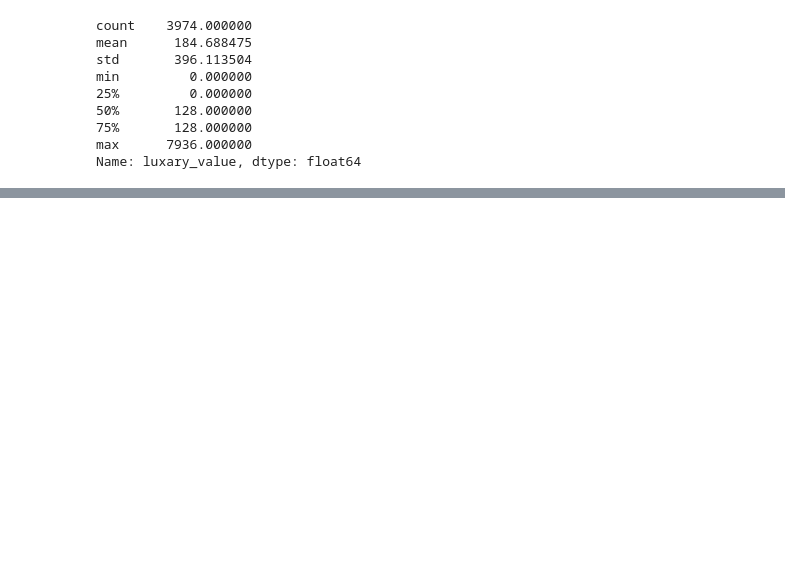
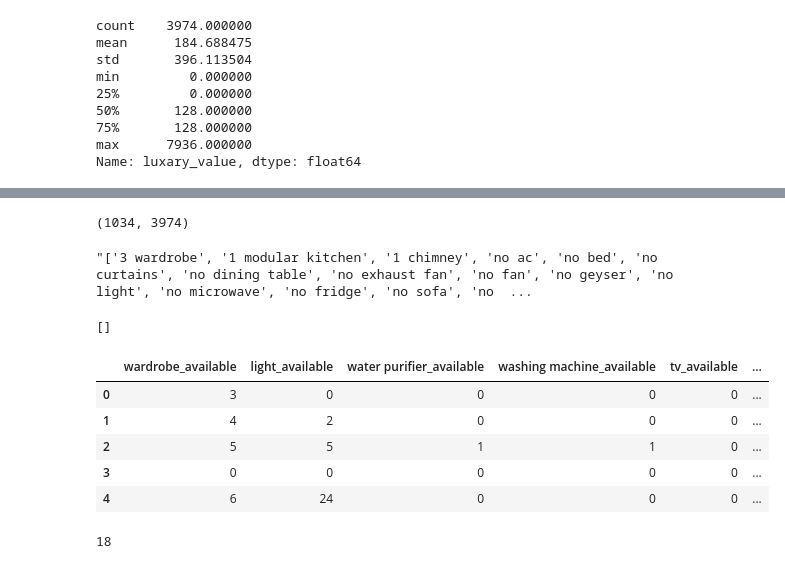
Before and after one commit to Sarvesh-Kesharwani/HousePrice_MegaProject, a Jupyter notebook: 3. eda_n_feature engineering/5. FEing furnishDetails col.ipynb, the cells around one changed output, grey strips where cells are left out. Cells and saved outputs as stored; diff of their text form; code cells hidden in the pictures; blank space fills up the shorter version.

```diff
--- a/3. eda_n_feature engineering/5. FEing furnishDetails col.ipynb
+++ b/3. eda_n_feature engineering/5. FEing furnishDetails col.ipynb
@@ -417,3 +410,0 @@ def categorize_luxury_level(row):
-# %%
-data['luxary_level'] = data['luxary_value'].apply(categorize_luxury_level)
-data['luxary_level']
@@ -421,0 +415,13 @@ NameError: name 'categorize_luxury_level' is not defined
+# %%
+data['furnishDetails'].isna().sum(), data.shape[0]
+# %% [output]
+(1034, 3974)
+# %%
+data['furnishDetails'][0]
+# %% [output]
+"['3 wardrobe', '1 modular kitchen', '1 chimney', 'no ac', 'no bed', 'no curtains', 'no dining table', 'no exhaust fan', 'no fan', 'no geyser', 'no light', 'no microwave', 'no fridge', 'no sofa', 'no  ...
+# %%
+tmp_str = 'sarvesh'
+re.findall(r'\d+', tmp_str)
+# %% [output]
+[]
@@ -421,0 +451,14 @@ NameError: name 'categorize_luxury_level' is not defined
+# %%
+pd.set_option('display.max_columns', None)
+df.head()
+# %% [output]
+|  | wardrobe_available | light_available | water purifier_available | washing machine_available | tv_available | ... |
+| 0 | 3 | 0 | 0 | 0 | 0 | ... |
+| 1 | 4 | 2 | 0 | 0 | 0 | ... |
+| 2 | 5 | 5 | 1 | 1 | 0 | ... |
+| 3 | 0 | 0 | 0 | 0 | 0 | ... |
+| 4 | 6 | 24 | 0 | 0 | 0 | ... |
+# %%
+df.shape[1]
+# %% [output]
+18
```
Also changed, not shown: parts of 26 cells of this notebook, 1 other file.
